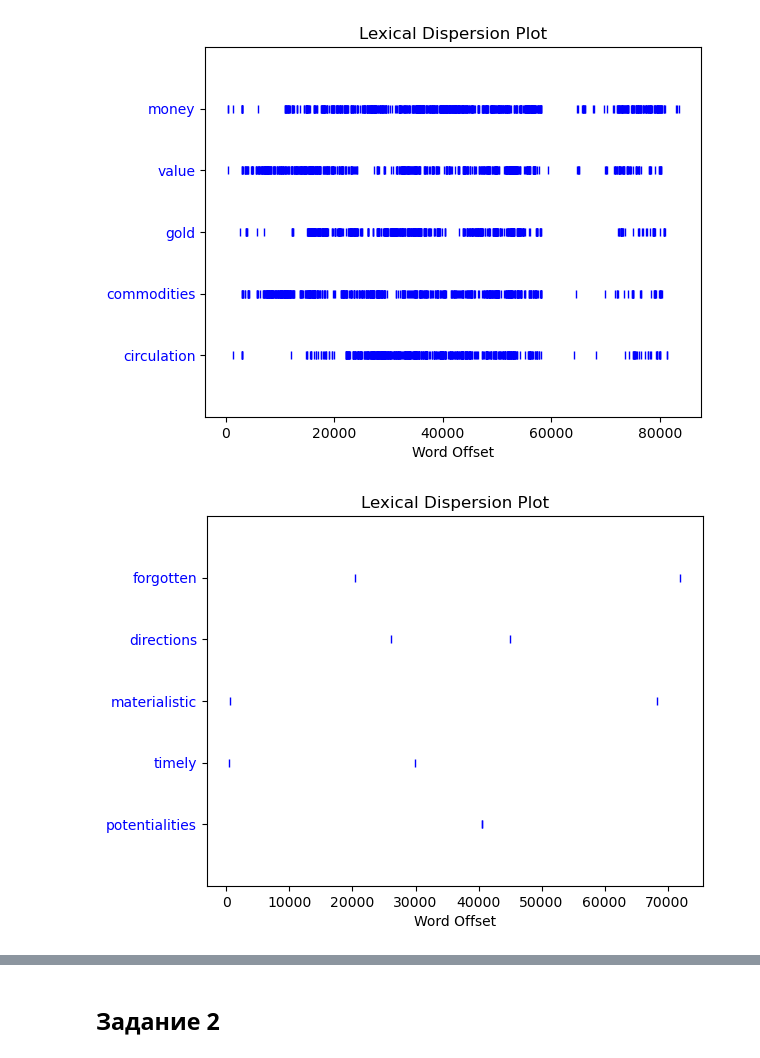
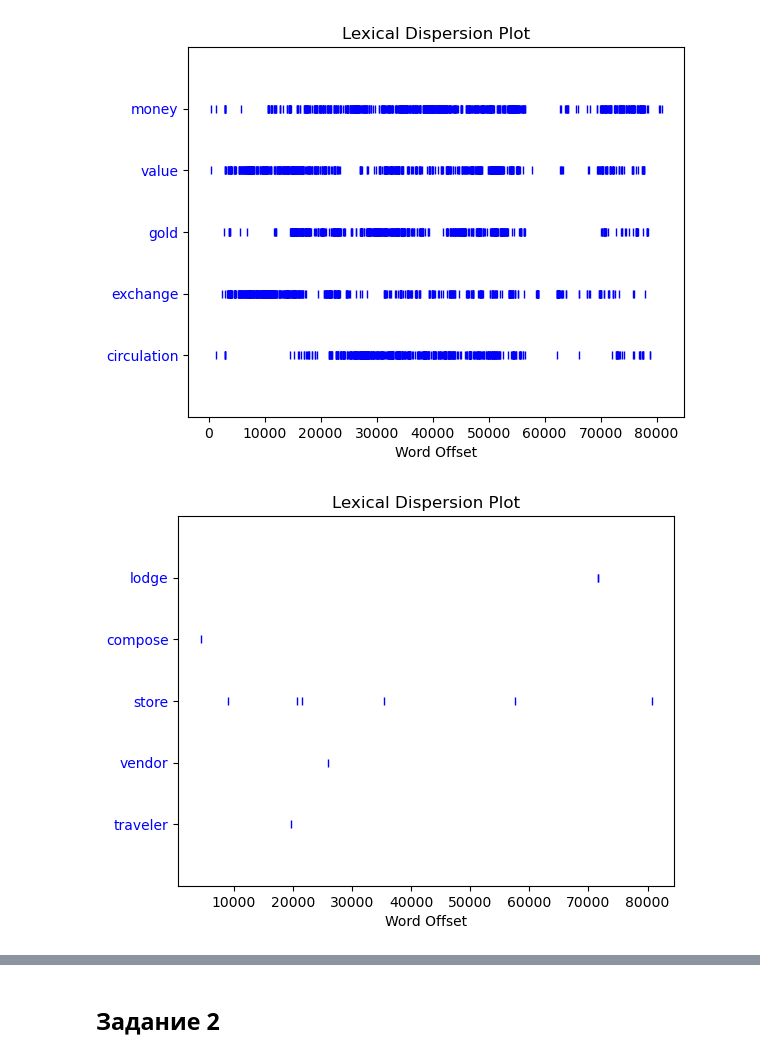
Before and after one commit to BinaryCat17/ml_bots, a Jupyter notebook: tasks.ipynb, the cells around one changed output, grey strips where cells are left out. Cells and saved outputs as stored; diff of their text form; code cells hidden in the pictures.

```diff
--- a/task1.ipynb
+++ b/tasks.ipynb
@@ -14,13 +12,13 @@ f = open(book_name, encoding="utf8")
 raw = f.read()
 num_char = len(raw)
 
-words = nltk.word_tokenize(raw)
+tokenizer = nltk.NLTKWordTokenizer()
+
+words = tokenizer.tokenize(raw)
 # оставляем только те слова, которые полностью состоят из букв, чтобы избавиться от знаков пунктуации и мусора
 words = [w for w in words if w.isalpha()]
 # преобразуем слова в нижний регистр
 words = [w.lower() for w in words]
-# по хорошему тут еще нужно сделать стемминг, чтобы более точно оценить лексическое разнообразие
-# TODO
 word_count = len(words)
 # создаём объект текста из предварительно обработанных слов
 clean_text = nltk.Text(words)
@@ -51,0 +233,24 @@ print(f'\tВ среднем одно слово встречается {int(word
+# %%
+lemm = nltk.WordNetLemmatizer()
+custom_lemm = CustomLemmatizer()
+parts_of_speech = dict(nltk.pos_tag(unique_words))
+unique_words = {lemm.lemmatize(word, convert_ps(parts_of_speech[word])) for word in unique_words}
+
+parts_of_speech = dict(nltk.pos_tag(words))
+lemm_text = nltk.Text([lemm.lemmatize(word, convert_ps(parts_of_speech[word])) for word in words])
+lemm_text = nltk.Text([lemm.lemmatize(word, convert_ps(parts_of_speech[word])) for word in words])
+lemm_text_nouns = nltk.Text([lemm.lemmatize(word) for word in words])
+lemm_text_custom = nltk.Text([custom_lemm.lemmatize(word) for word in words])
+
+lemm_text_words = set(lemm_text)
+lemm_text_nouns_words = set(lemm_text_nouns)
+lemm_text_custom_words = set(lemm_text_custom)
+
+print('Количество уникальных слов без лемматизации:', len(set(clean_text)))
+print('Пример:', clean_text[4015:4042])
+print('Количество уникальных слов в тексте с умной лемматизацией:', len(lemm_text_words))
+print('Пример:', lemm_text[4015:4042])
+print('Количество уникальных слов в тексте с тупой лемматизацией:', len(lemm_text_nouns_words))
+print('Пример:', lemm_text_nouns[4015:4042])
+print('Количество уникальных слов в тексте со своей лемматизацией:', len(lemm_text_custom_words))
+print('Пример:', lemm_text_custom[4015:4042])
@@ -59,6 +273,6 @@ print(len(unique_words))
 # %%
 # оставляем только нормальные слова, которые есть в словаре, как пересечение множеств
 # имеет смысл делать, только если был выполнен стемминг, потому что иначе удалится слишком много слов
-# all_english_words = set(nltk.corpus.words.words())
-# unique_words = unique_words & all_english_words
-# print(len(unique_words))
+all_english_words = set(nltk.corpus.words.words())
+unique_words = unique_words & all_english_words
+print(len(unique_words))
@@ -69,6 +285,6 @@ words_freq = nltk.FreqDist(clean_text)
 parts_of_speech = dict(nltk.pos_tag(unique_words))
 
 # создаём массив кортежей вида [(слово, частота, часть речи)]
-words_info = [(w, words_freq[w], parts_of_speech[w]) for w in unique_words]
+words_info = [(w, words_freq[w], convert_ps(parts_of_speech[w])) for w in unique_words]
 print(words_info[:5])
 # %% [output]
@@ -117,9 +327,9 @@ print('Самые частые глаголы', verbs[:5])
 # %%
-clean_text.dispersion_plot(most_freq_words)
+lemm_text.dispersion_plot(most_freq_words)
 # %% [output]
-[figure, old version]
+[figure, new version]
 # %%
-clean_text.dispersion_plot(median_words)
+lemm_text.dispersion_plot(median_words)
 # %% [output]
-[figure, old version]
+[figure, new version]
 # %%
```
Also changed, not shown: parts of 15 cells of this notebook, 1 other file.
